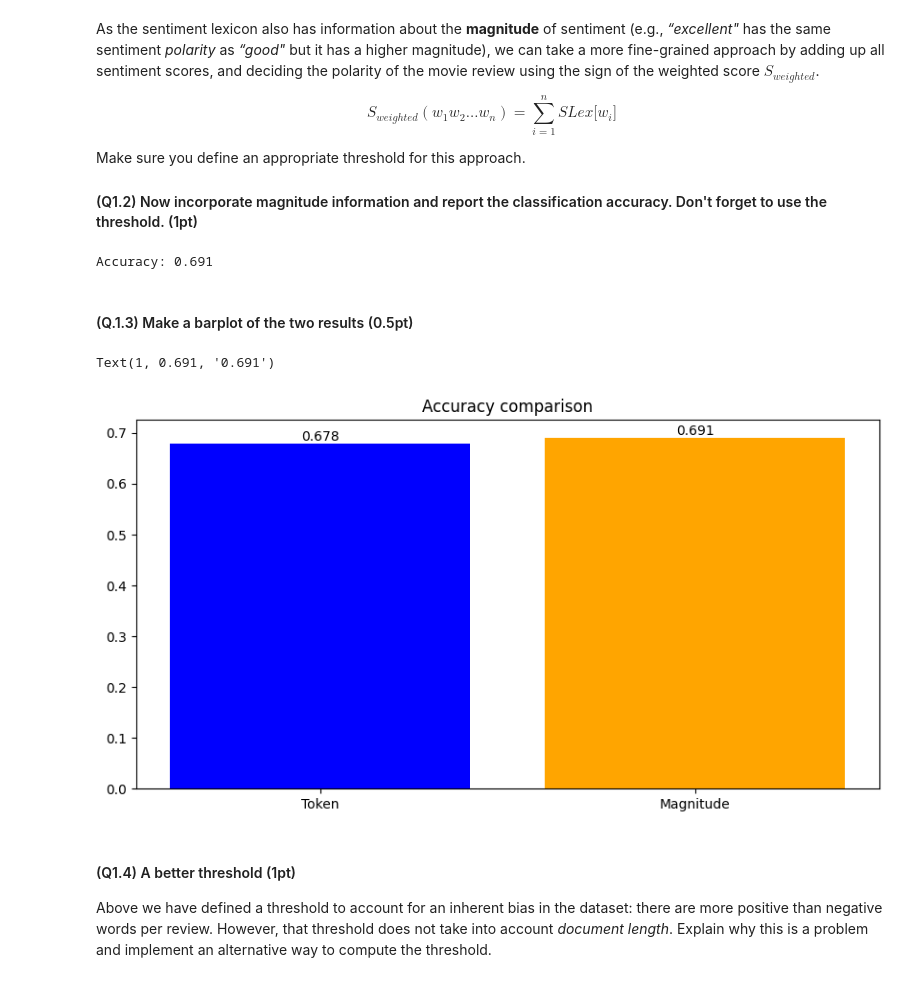
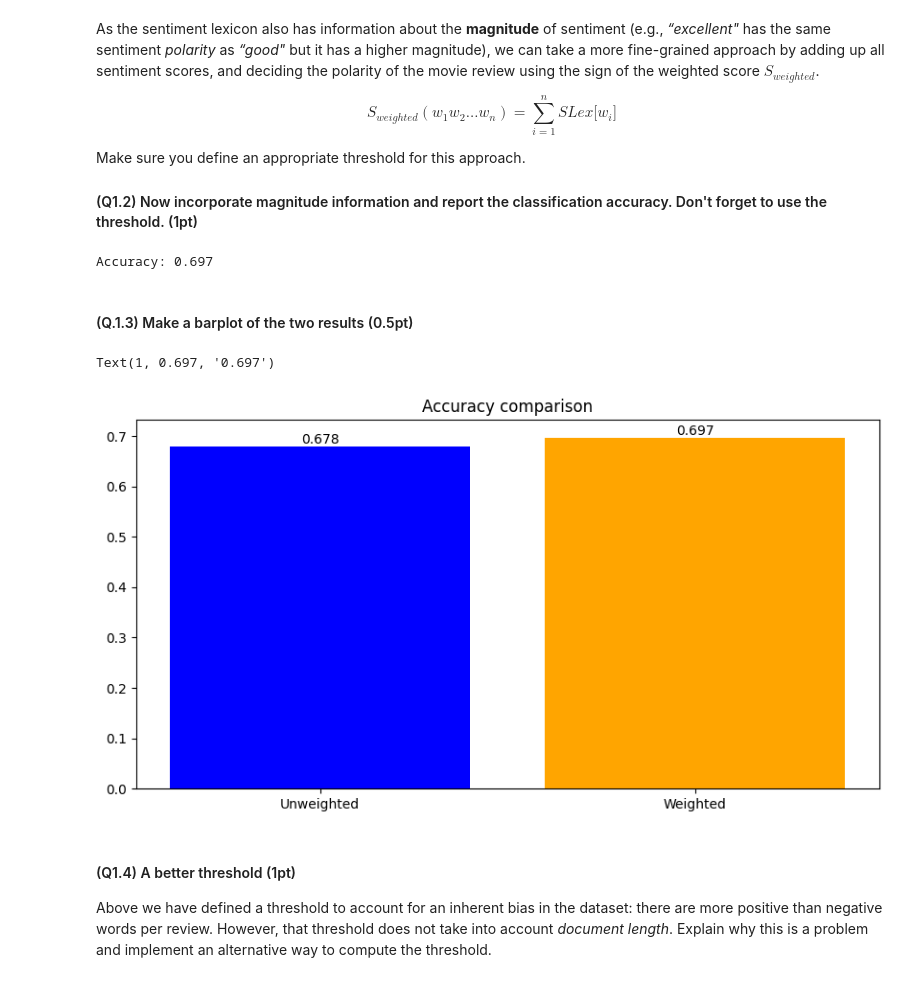
Before and after one commit to pradyutnair/nlp_practical_1, a Jupyter notebook: NLP1 2024 Practical 1 (student_version).ipynb, the cells around one changed output. Drawn from its saved outputs; the diff is of its cells as text; code cells hidden in the pictures.

```diff
--- a/NLP1 2024 Practical 1 (student_version).ipynb
+++ b/NLP1 2024 Practical 1 (student_version).ipynb
@@ -302,7 +308,7 @@ with open("sent_lexicon", "r", encoding="utf-8") as f:
         word = fields[2].lower().split("=")[1]
         polarity = fields[5].split("=")[1]
         type = fields[0].split("=")[1]
-        strength = 3 if type == "strongsubj" else 1
+        strength = 2 if type == "strongsubj" else 1
         if polarity == "positive":
             weighted_sentiment_dict[word] = strength
         elif polarity == "negative":
@@ -311,25 +317,25 @@ with open("sent_lexicon", "r", encoding="utf-8") as f:
 magnitude_results = []
 
 for review in reviews:
-    prediction = classify_review_binary(review, weighted_sentiment_dict, threshold=8)
+    prediction = classify_review_binary(review, weighted_sentiment_dict, threshold=12)
     magnitude_results.append(1 if prediction == review["sentiment"] else 0)
 
 magnitude_accuracy = sum(magnitude_results) / len(magnitude_results)
 print(f"Accuracy: {magnitude_accuracy:.3f}")  # Using f-string formatting
 # %% [output]
-Accuracy: 0.691
+Accuracy: 0.697
 # %% [markdown]
 #### (Q.1.3) Make a barplot of the two results (0.5pt)
 # %%
 # YOUR CODE HERE
 plt.figure(figsize=(10, 5))
 plt.title("Accuracy comparison")
-plt.bar(["Token", "Magnitude"], [token_accuracy, magnitude_accuracy], color=["blue", "orange"])
+plt.bar(["Unweighted", "Weighted"], [token_accuracy, magnitude_accuracy], color=["blue", "orange"])
 plt.text(0, token_accuracy, f"{token_accuracy:.3f}", ha="center", va="bottom")
 plt.text(1, magnitude_accuracy, f"{magnitude_accuracy:.3f}", ha="center", va="bottom")
 # %% [output]
-Text(1, 0.691, '0.691')
+Text(1, 0.697, '0.697')
-[figure, old version]
+[figure, new version]
 # %% [markdown]
 #### (Q1.4) A better threshold (1pt)
 Above we have defined a threshold to account for an inherent bias in the dataset: there are more positive than negative words per review.
```
Also changed, not shown: parts of 13 cells of this notebook.
